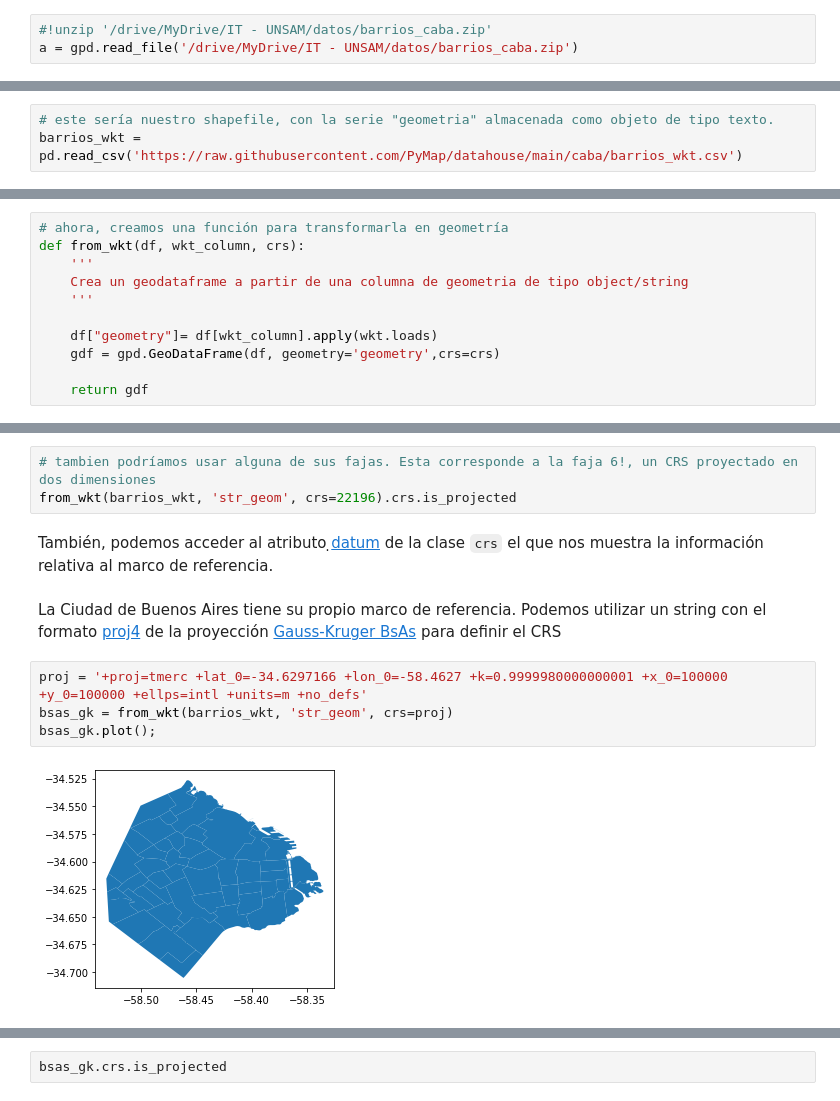
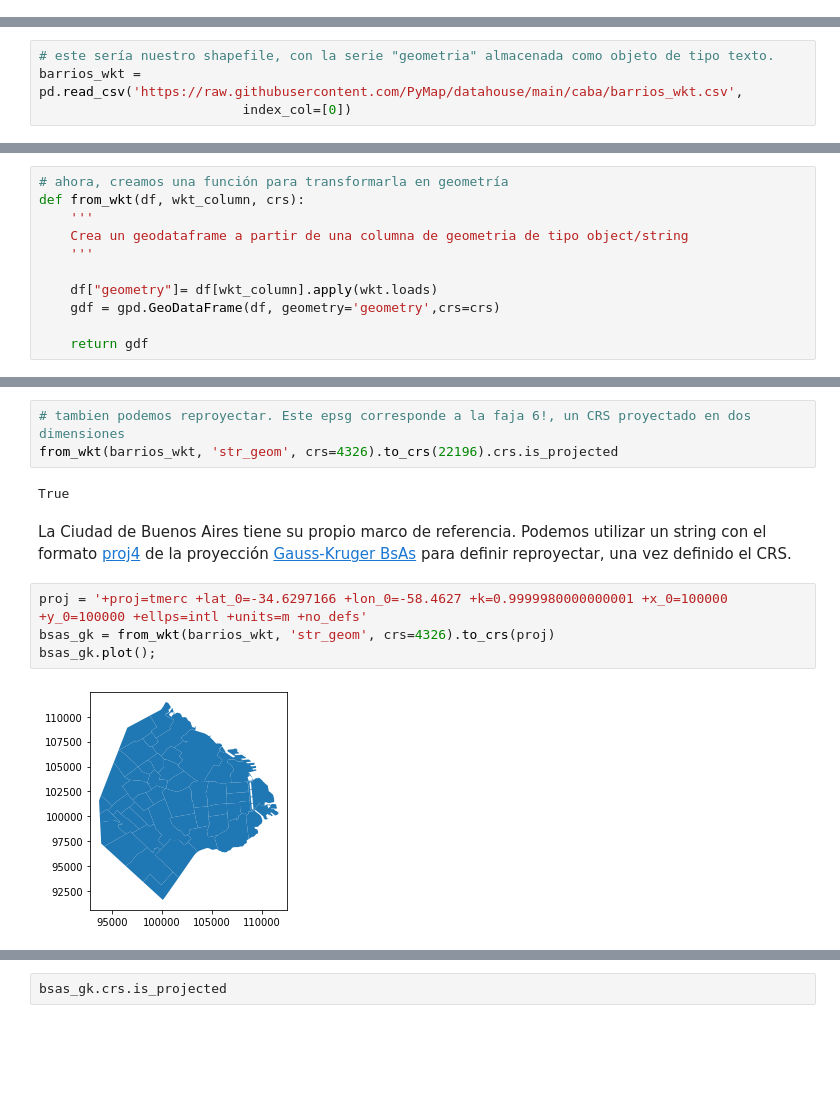
Before and after one commit to PyMap/AUPY, a Jupyter notebook: Modulo 1/01_2_Operaciones_espaciales.ipynb, the cells around one changed output, grey strips where cells are left out. Saved outputs shown, nothing was run; the diff lists cells and outputs as text; blank space fills up the shorter version.

```diff
--- a/Modulo 1/01_2_Operaciones_espaciales.ipynb
+++ b/Modulo 1/01_2_Operaciones_espaciales.ipynb
@@ -45,6 +30,3 @@ Lo que hacemos en la siguiente sección, es interpretar una `geometría` desde e
 # %%
 import pandas as pd
 from shapely import wkt
-# %%
-#!unzip '/drive/MyDrive/IT - UNSAM/datos/barrios_caba.zip'
-a = gpd.read_file('/drive/MyDrive/IT - UNSAM/datos/barrios_caba.zip')
@@ -55,6 +33,7 @@ a.geometry[0]
 # %%
 # este sería nuestro shapefile, con la serie "geometria" almacenada como objeto de tipo texto.
-barrios_wkt = pd.read_csv('https://raw.githubusercontent.com/PyMap/datahouse/main/caba/barrios_wkt.csv')
+barrios_wkt = pd.read_csv('https://raw.githubusercontent.com/PyMap/datahouse/main/caba/barrios_wkt.csv',
+                          index_col=[0])
 # %%
 # vemos que la geometría se encuentra cargada como tipo object
 barrios_wkt.str_geom.head()
@@ -109,13 +71,13 @@ True
 # %%
-# tambien podríamos usar alguna de sus fajas. Esta corresponde a la faja 6!, un CRS proyectado en dos dimensiones
-from_wkt(barrios_wkt, 'str_geom', crs=22196).crs.is_projected
+# tambien podemos reproyectar. Este epsg corresponde a la faja 6!, un CRS proyectado en dos dimensiones
+from_wkt(barrios_wkt, 'str_geom', crs=4326).to_crs(22196).crs.is_projected
+# %% [output]
+True
-# %% [markdown]
-También, podemos acceder al atributo ̣[datum](https://es.wikipedia.org/wiki/Datum) de la clase `crs` el que nos muestra la información relativa al marco de referencia.
 # %% [markdown]
-La Ciudad de Buenos Aires tiene su propio marco de referencia. Podemos utilizar un string con el formato [proj4](https://spatialreference.org/ref/sr-org/7124/proj4/) de la proyección [Gauss-Kruger BsAs](https://spatialreference.org/ref/sr-org/7124/) para definir el CRS
+La Ciudad de Buenos Aires tiene su propio marco de referencia. Podemos utilizar un string con el formato [proj4](https://spatialreference.org/ref/sr-org/7124/proj4/) de la proyección [Gauss-Kruger BsAs](https://spatialreference.org/ref/sr-org/7124/) para definir reproyectar, una vez definido el CRS.
 # %%
 proj = '+proj=tmerc +lat_0=-34.6297166 +lon_0=-58.4627 +k=0.9999980000000001 +x_0=100000 +y_0=100000 +ellps=intl +units=m +no_defs'
-bsas_gk = from_wkt(barrios_wkt, 'str_geom', crs=proj)
+bsas_gk = from_wkt(barrios_wkt, 'str_geom', crs=4326).to_crs(proj)
 bsas_gk.plot();
 # %% [output]
-[figure, old version]
+[figure, new version]
```
Also changed, not shown: parts of 63 cells of this notebook, 3 other files.
